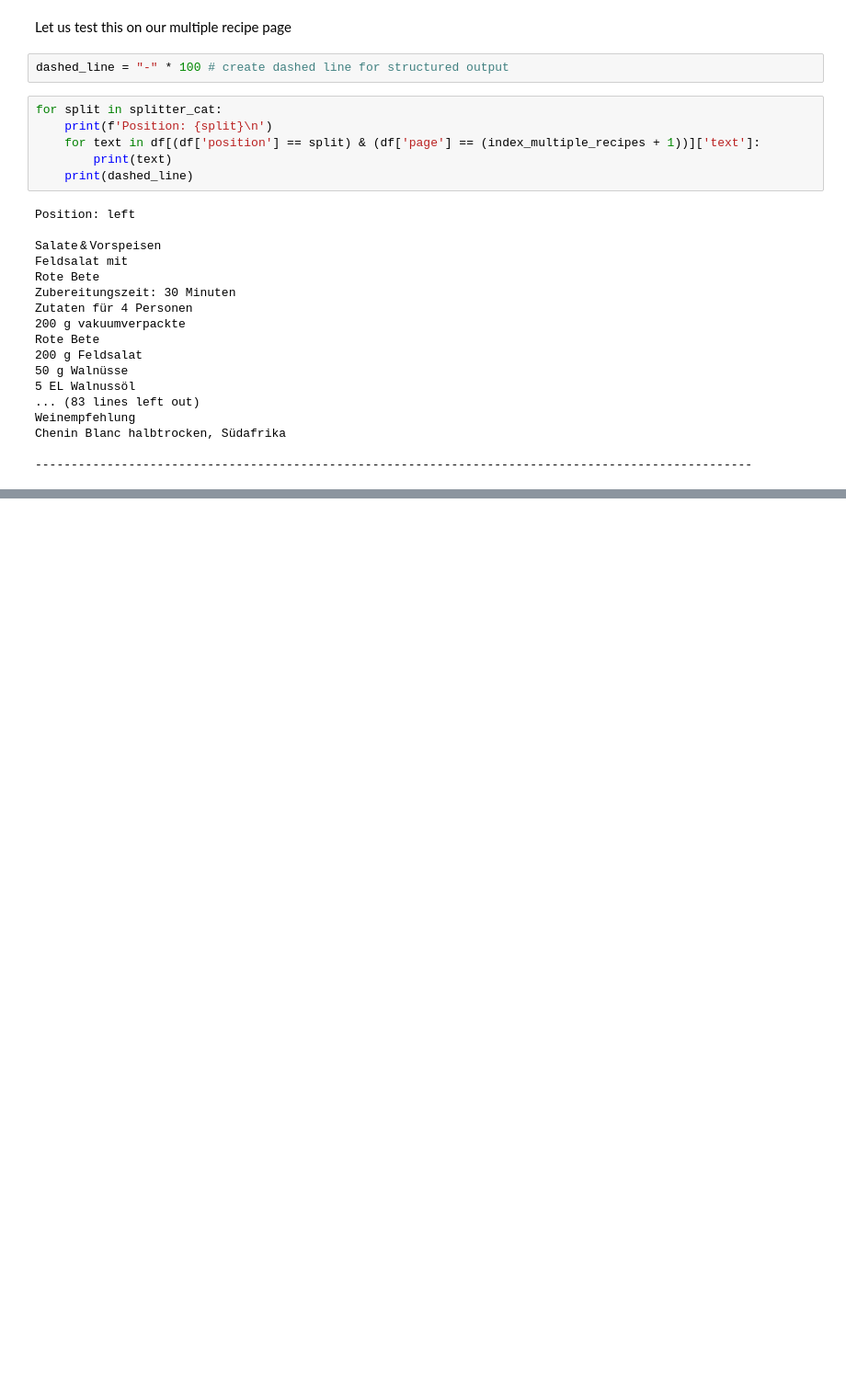
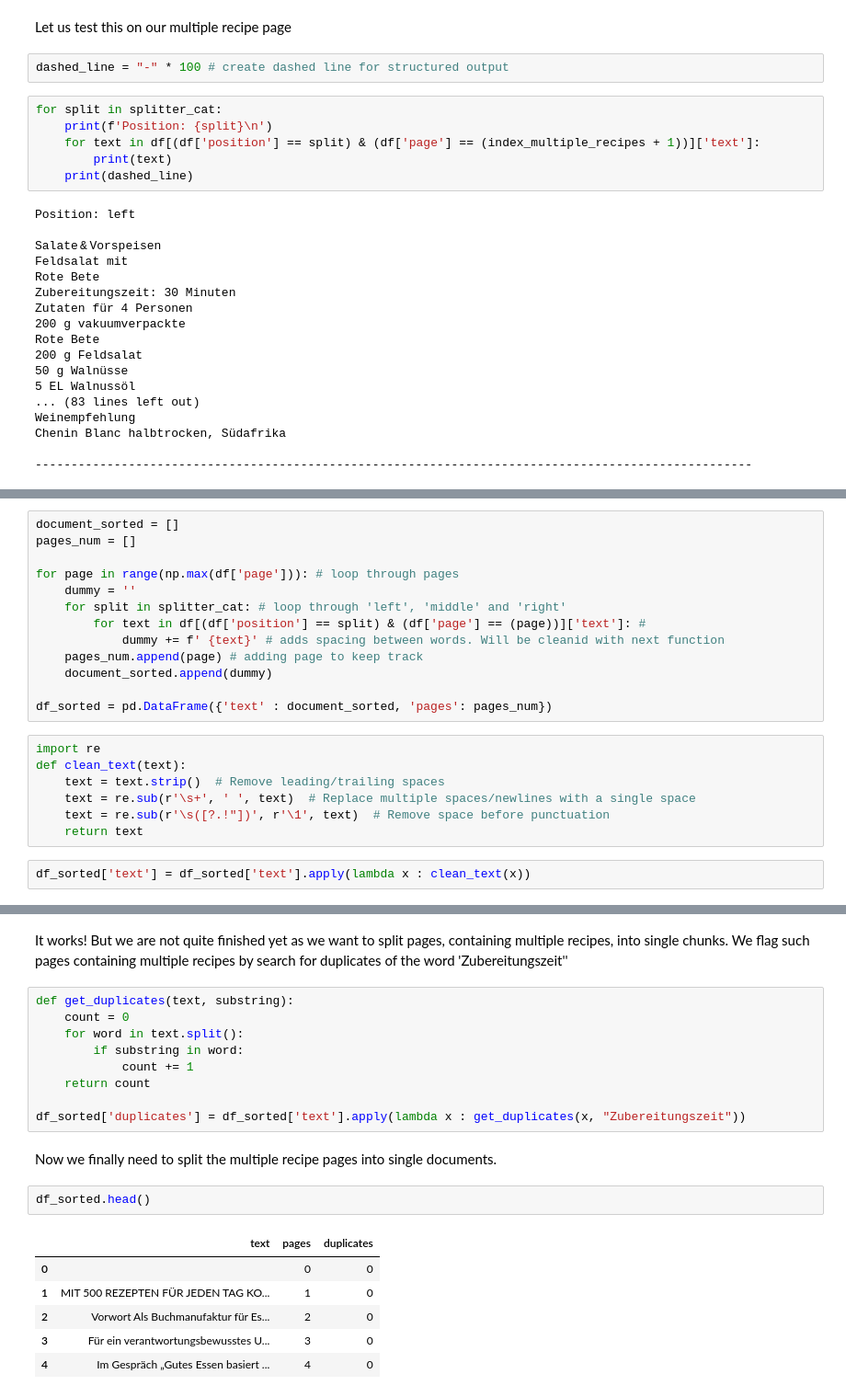
Before and after one commit to danih02/RAG-Pipeline-with-Google-OpenAI-Studio---Getting-recipes-from-German-Cookbook, a Jupyter notebook: RAG_Pipeline_with_Google_OpenAI_Studio_Getting_recipes_from_German_Cookbook.ipynb, the cells around one changed output, grey strips where cells are left out. Shown at 92% size. Drawn from its saved outputs; the diff is of its cells as text; blank space fills up the shorter version.

```diff
--- a/RAG_Pipeline_with_Google_OpenAI_Studio_Getting_recipes_from_German_Cookbook.ipynb
+++ b/RAG_Pipeline_with_Google_OpenAI_Studio_Getting_recipes_from_German_Cookbook.ipynb
@@ -312,0 +321,22 @@ We see that this workes quite well and the text is in a chronological order.
+# %%
+document_sorted = []
+pages_num = []
+
+for page in range(np.max(df['page'])): # loop through pages
+    dummy = ''
+    for split in splitter_cat: # loop through 'left', 'middle' and 'right'
+        for text in df[(df['position'] == split) & (df['page'] == (page))]['text']: #
+            dummy += f' {text}' # adds spacing between words. Will be cleanid with next function
+    pages_num.append(page) # adding page to keep track
+    document_sorted.append(dummy)
+
+df_sorted = pd.DataFrame({'text' : document_sorted, 'pages': pages_num})
+# %%
+import re
+def clean_text(text):
+    text = text.strip()  # Remove leading/trailing spaces
+    text = re.sub(r'\s+', ' ', text)  # Replace multiple spaces/newlines with a single space
+    text = re.sub(r'\s([?.!"])', r'\1', text)  # Remove space before punctuation
+    return text
+# %%
+df_sorted['text'] = df_sorted['text'].apply(lambda x : clean_text(x))
@@ -312,0 +391,22 @@ We see that this workes quite well and the text is in a chronological order.
+# %% [markdown]
+It works! But we are not quite finished yet as we want to split pages, containing multiple recipes, into single chunks. We flag such pages containing multiple recipes by search for duplicates of the word 'Zubereitungszeit''
+# %%
+def get_duplicates(text, substring):
+    count = 0
+    for word in text.split():
+        if substring in word:
+            count += 1
+    return count
+
+df_sorted['duplicates'] = df_sorted['text'].apply(lambda x : get_duplicates(x, "Zubereitungszeit"))
+# %% [markdown]
+Now we finally need to split the multiple recipe pages into single documents.
+# %%
+df_sorted.head()
+# %% [output]
+|  | text | pages | duplicates |
+| 0 |  | 0 | 0 |
+| 1 | MIT 500 REZEPTEN FÜR JEDEN TAG KO... | 1 | 0 |
+| 2 | Vorwort Als Buchmanufaktur für Es... | 2 | 0 |
+| 3 | Für ein verantwortungsbewusstes U... | 3 | 0 |
+| 4 | Im Gespräch „Gutes Essen basiert ... | 4 | 0 |
```
Also changed, not shown: parts of 11 cells of this notebook.
